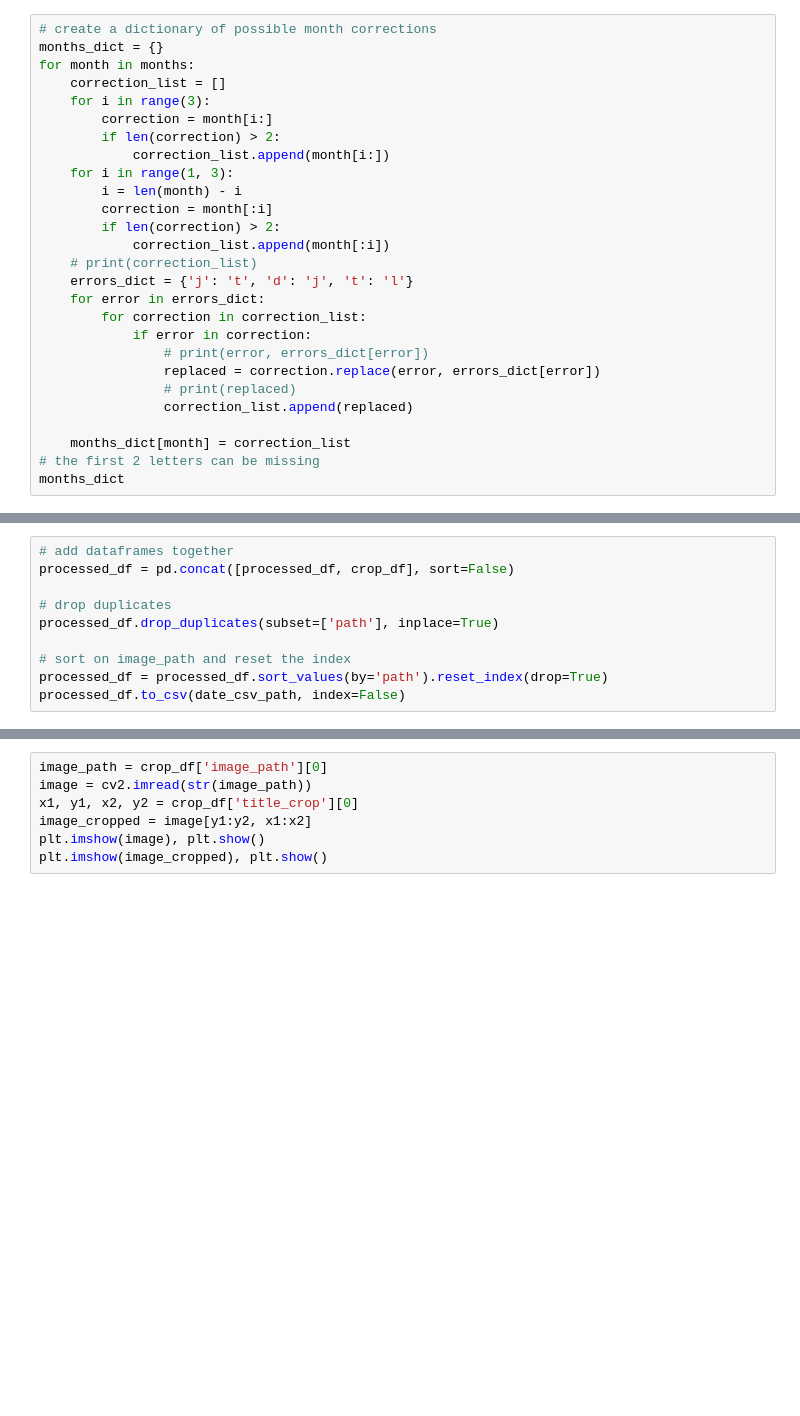
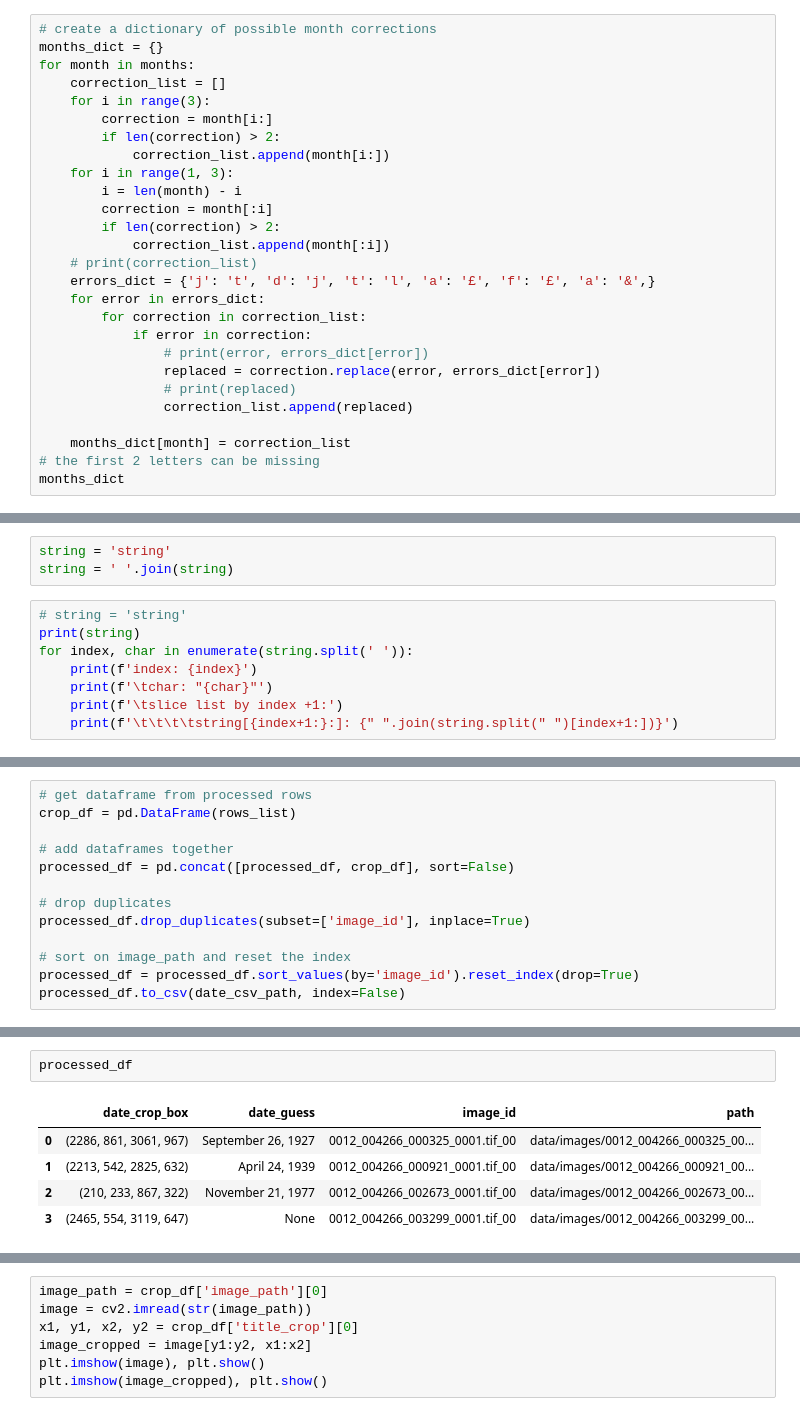
Before and after one commit to jeremydmoore/utk_ProjectCeres, a Jupyter notebook: TnFarmNews_date.ipynb, the cells around one changed output, grey strips where cells are left out. Cells and saved outputs as stored; diff of their text form; blank space fills up the shorter version.

Commit message:
run batch processes
Tweaked date algorithms to identify months and reduce false postives then ran over batch of 413 test images.

Ran title batch

```diff
--- a/TnFarmNews_date.ipynb
+++ b/TnFarmNews_date.ipynb
@@ -87,7 +90,7 @@ for month in months:
         if len(correction) > 2:
             correction_list.append(month[:i])
     # print(correction_list)
-    errors_dict = {'j': 't', 'd': 'j', 't': 'l'}
+    errors_dict = {'j': 't', 'd': 'j', 't': 'l', 'a': '£', 'f': '£', 'a': '&',}
     for error in errors_dict:
         for correction in correction_list:
             if error in correction:
@@ -957,0 +585,11 @@ Having a boolean array, you shall now use the method `.any()` on your newly crea
+# %%
+string = 'string'
+string = ' '.join(string)
+# %%
+# string = 'string'
+print(string)
+for index, char in enumerate(string.split(' ')):
+    print(f'index: {index}')
+    print(f'\tchar: "{char}"')
+    print(f'\tslice list by index +1:')
+    print(f'\t\t\t\tstring[{index+1:}:]: {" ".join(string.split(" ")[index+1:])}')
@@ -1034,10 +902,13 @@ len(crop_df)
 # %%
+# get dataframe from processed rows
+crop_df = pd.DataFrame(rows_list)
+
 # add dataframes together
 processed_df = pd.concat([processed_df, crop_df], sort=False)
 
 # drop duplicates
-processed_df.drop_duplicates(subset=['path'], inplace=True)
+processed_df.drop_duplicates(subset=['image_id'], inplace=True)
 
 # sort on image_path and reset the index
-processed_df = processed_df.sort_values(by='path').reset_index(drop=True)
+processed_df = processed_df.sort_values(by='image_id').reset_index(drop=True)
 processed_df.to_csv(date_csv_path, index=False)
@@ -1162,0 +919,8 @@ Length: 56
+# %%
+processed_df
+# %% [output]
+|  | date_crop_box | date_guess | image_id | path |
+| 0 | (2286, 861, 3061, 967) | September 26, 1927 | 0012_004266_000325_0001.tif_00 | data/images/0012_004266_000325_00... |
+| 1 | (2213, 542, 2825, 632) | April 24, 1939 | 0012_004266_000921_0001.tif_00 | data/images/0012_004266_000921_00... |
+| 2 | (210, 233, 867, 322) | November 21, 1977 | 0012_004266_002673_0001.tif_00 | data/images/0012_004266_002673_00... |
+| 3 | (2465, 554, 3119, 647) | None | 0012_004266_003299_0001.tif_00 | data/images/0012_004266_003299_00... |
```
Also changed, not shown: parts of 37 cells of this notebook.
